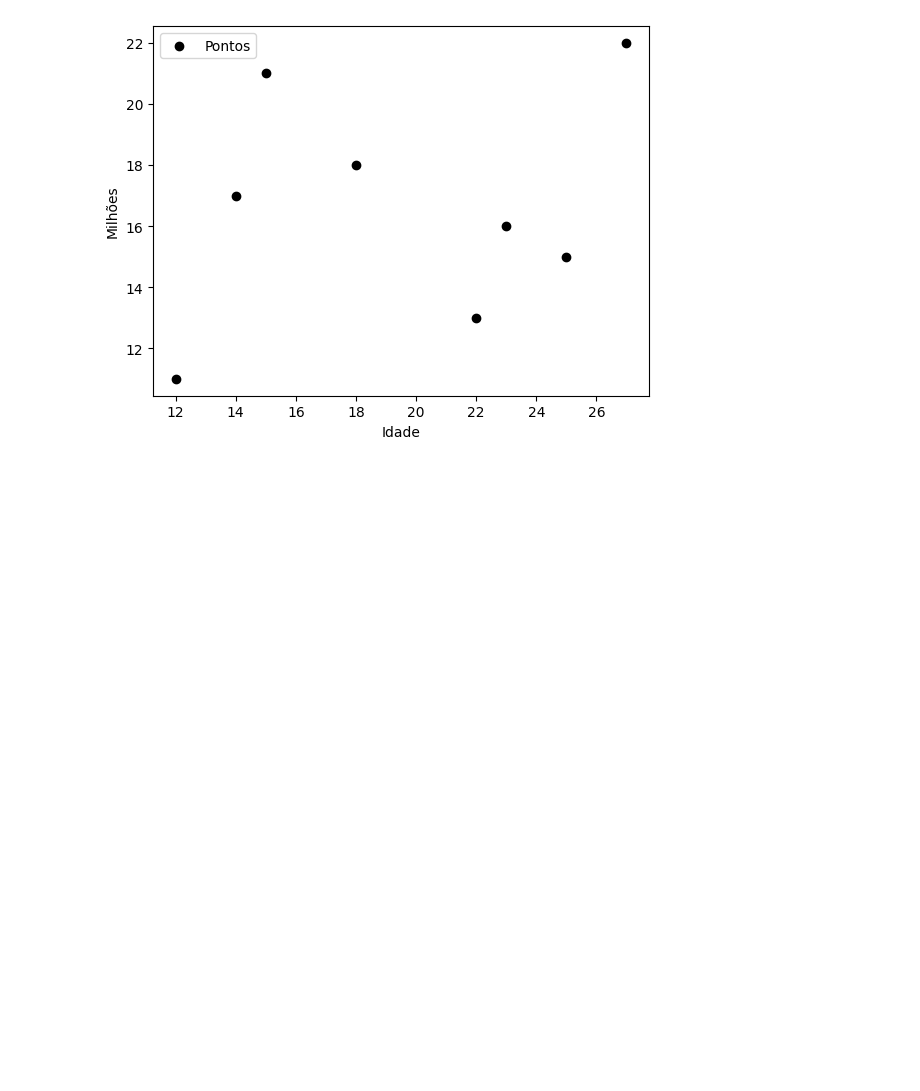
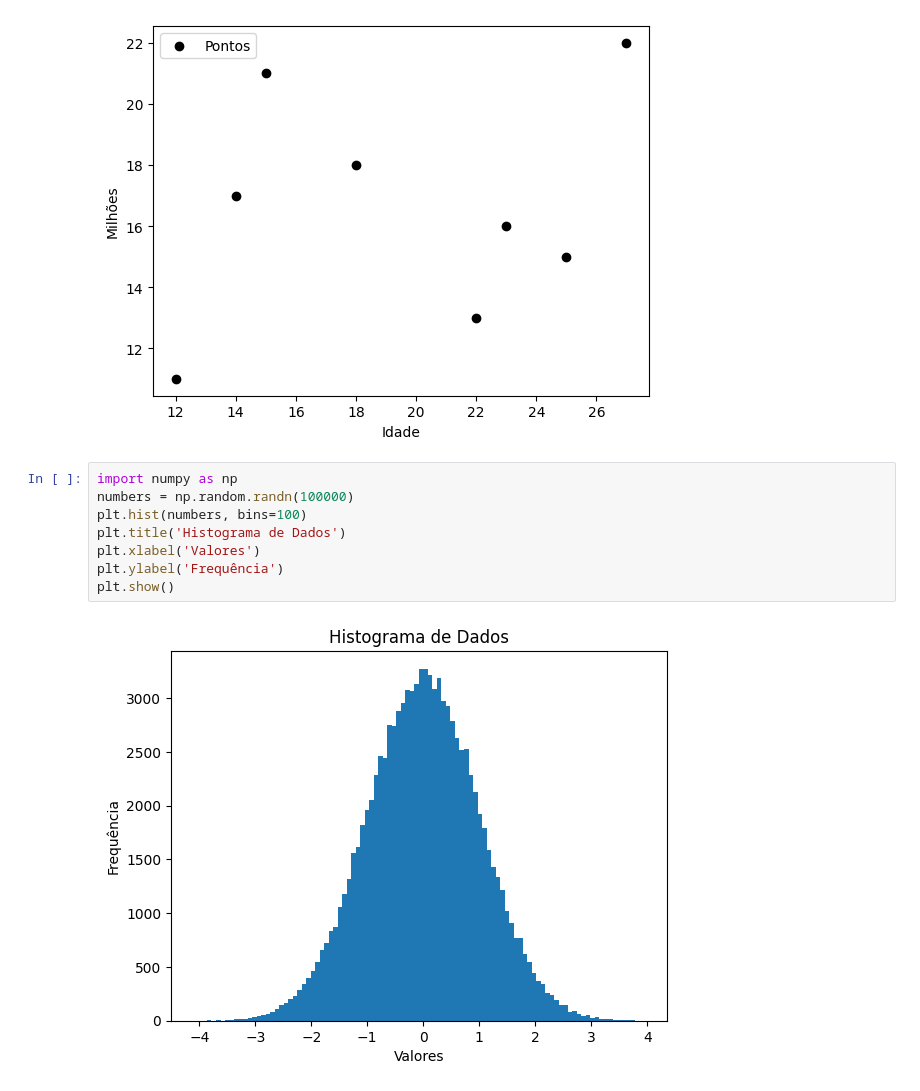
Before and after one commit to EmanuelQuintino/Data-Analysis-Course, a Jupyter notebook: 4-Data-Analytics/class-03-matplotlib/graphics.ipynb, the cells around one changed output. Saved outputs shown, nothing was run; the diff lists cells and outputs as text; blank space fills up the shorter version.

Commit message:
add example plt hist

```diff
--- a/4-Data-Analytics/class-03-matplotlib/graphics.ipynb
+++ b/4-Data-Analytics/class-03-matplotlib/graphics.ipynb
@@ -45,3 +45,13 @@ plt.legend()
 plt.show()
 # %% [output]
 [figure]
+# %%
+import numpy as np
+numbers = np.random.randn(100000)
+plt.hist(numbers, bins=100)
+plt.title('Histograma de Dados')
+plt.xlabel('Valores')
+plt.ylabel('Frequência')
+plt.show()
+# %% [output]
+[figure, added]
```
